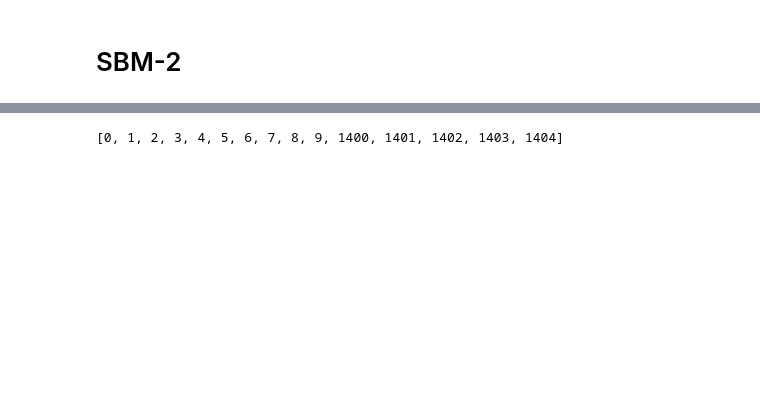
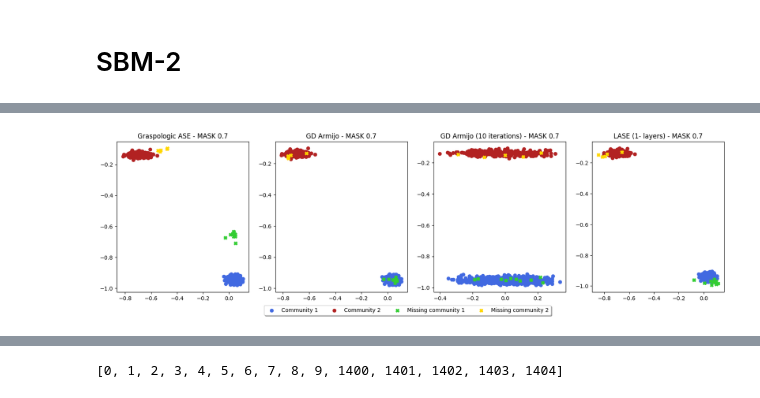
Before and after one commit to sofiperez91/LASE, a Jupyter notebook: notebooks/LASE_missing_data.ipynb, the cells around one changed output, grey strips where cells are left out. Saved outputs shown, nothing was run; the diff lists cells and outputs as text; code cells hidden in the pictures; blank space fills up the shorter version.

```diff
--- a/notebooks/LASE_missing_data.ipynb
+++ b/notebooks/LASE_missing_data.ipynb
@@ -56,14 +16,0 @@ for i in selected_numbers:
-# %%
-A = to_dense_adj(edge_index.to('cpu'), max_num_nodes=num_nodes).squeeze(0)
-
-u, V = torch.linalg.eig(A)
-
-list_q=[]
-for i in range(d):
-    if u[i].numpy()>0:
-        list_q.append(1)
-    else:
-        list_q.append(-1)
-list_q.sort(reverse=True)
-q = torch.Tensor(list_q)
-q
@@ -231,0 +84,26 @@ plt.show()
+# %%
+fig, axes = plt.subplots(1, 4, figsize =(20,5))
+axes[0].set_title('Graspologic ASE - MASK 0.7')
+axes[0].scatter(x_svd_M07[n_1:n[0],0],x_svd_M07[n_1:n[0]:,1], c='royalblue',marker='o',label='Community 1')
+axes[0].scatter(x_svd_M07[n[0]+n_2:,0],x_svd_M07[n[0]+n_2:,1], c='firebrick',marker='o',label='Community 2')
+axes[0].scatter(x_svd_M07[:n_1,0],x_svd_M07[:n_1,1], c='limegreen',marker='X',label='Missing community 1')
+axes[0].scatter(x_svd_M07[n[0]:n[0]+n_2,0],x_svd_M07[n[0]:n[0]+n_2,1], c='gold',marker='X',label='Missing community 2')
+axes[1].set_title('GD Armijo - MASK 0.7')
+axes[1].scatter(x_gd_M07[n_1:n[0],0],x_gd_M07[n_1:n[0]:,1], c='royalblue',marker='o',label='Community 1')
+axes[1].scatter(x_gd_M07[n[0]+n_2:,0],x_gd_M07[n[0]+n_2:,1], c='firebrick',marker='o',label='Community 2')
+axes[1].scatter(x_gd_M07[:n_1,0],x_gd_M07[:n_1,1], c='limegreen',marker='X',label='Missing community 1')
+axes[1].scatter(x_gd_M07[n[0]:n[0]+n_2,0],x_gd_M07[n[0]:n[0]+n_2,1], c='gold',marker='X',label='Missing community 2')
+axes[2].set_title('GD Armijo (10 iterations) - MASK 0.7')
+axes[2].scatter(x_gd_M07_10[n_1:n[0],0],x_gd_M07_10[n_1:n[0]:,1], c='royalblue',marker='o',label='Community 1')
+axes[2].scatter(x_gd_M07_10[n[0]+n_2:,0],x_gd_M07_10[n[0]+n_2:,1], c='firebrick',marker='o',label='Community 2')
+axes[2].scatter(x_gd_M07_10[:n_1,0],x_gd_M07_10[:n_1,1], c='limegreen',marker='X',label='Missing community 1')
+axes[2].scatter(x_gd_M07_10[n[0]:n[0]+n_2,0],x_gd_M07_10[n[0]:n[0]+n_2,1], c='gold',marker='X',label='Missing community 2')
+axes[3].set_title('LASE (1- layers) - MASK 0.7')
+axes[3].scatter(x_lase_M07[n_1:n[0],0],x_lase_M07[n_1:n[0]:,1], c='royalblue',marker='o',label='Community 1')
+axes[3].scatter(x_lase_M07[n[0]+n_2:,0],x_lase_M07[n[0]+n_2:,1], c='firebrick',marker='o',label='Community 2')
+axes[3].scatter(x_lase_M07[:n_1,0],x_lase_M07[:n_1,1], c='limegreen',marker='X',label='Missing community 1')
+axes[3].scatter(x_lase_M07[n[0]:n[0]+n_2,0],x_lase_M07[n[0]:n[0]+n_2,1], c='gold',marker='X',label='Missing community 2')
+plt.legend(loc='upper center', bbox_to_anchor=(-1.4, -0.07),fancybox=True, shadow=True, ncol=4)
+plt.show()
+# %% [output]
+[figure, added]
```
Also changed, not shown: parts of 16 cells of this notebook, 16 other files.
